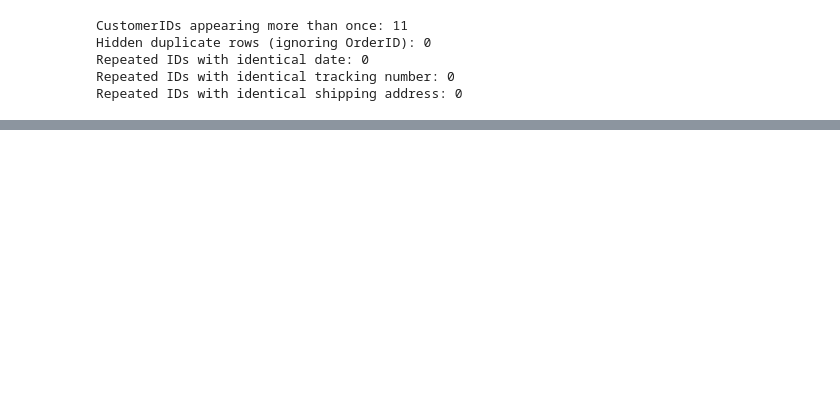
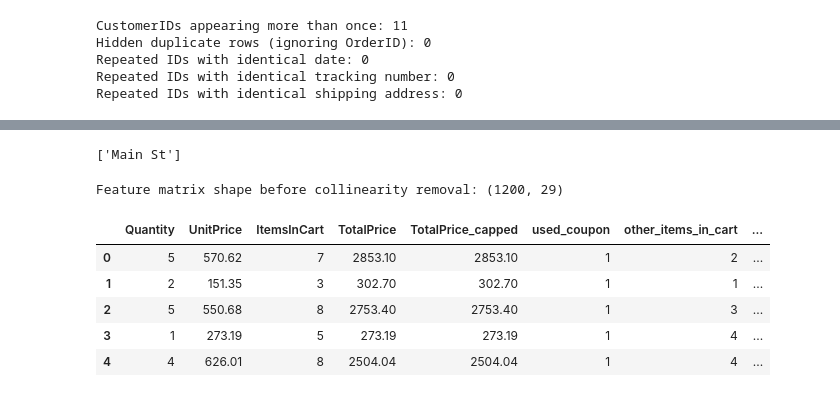
Before and after one commit to praiseemma/DecodeLabs-Internship, a Jupyter notebook: Project-1/project1_eda_feature_engineering.ipynb, the cells around one changed output, grey strips where cells are left out. Cells and saved outputs as stored; diff of their text form; code cells hidden in the pictures; blank space fills up the shorter version.

```diff
--- a/Project-1/project1_eda_feature_engineering.ipynb
+++ b/Project-1/project1_eda_feature_engineering.ipynb
@@ -179,0 +373,11 @@ Repeated IDs with identical shipping address: 0
+# %%
+df["used_coupon"] = (df["CouponCode"] != "No Coupon").astype("int64")
+df["other_items_in_cart"] = (df["ItemsInCart"] - df["Quantity"]).astype("int64")
+df["order_month"] = df["Date"].dt.month.astype("int64")
+df["is_weekend"] = (df["Date"].dt.dayofweek >= 5).astype("int64")
+df["price_tier"] = pd.qcut(df["UnitPrice"], 4, labels=["Low", "Mid", "High", "Premium"]).astype(str)
+
+assert (df["other_items_in_cart"] >= 0).all(), "ItemsInCart is smaller than Quantity somewhere"
+
+new_features = ["used_coupon", "other_items_in_cart", "order_month", "is_weekend", "price_tier"]
+df[new_features].head()
@@ -179,0 +394,3 @@ Repeated IDs with identical shipping address: 0
+# %%
+df["is_failed"] = df["OrderStatus"].isin(["Cancelled", "Returned"]).astype("int64")
+print(df["is_failed"].value_counts(normalize=True).round(3))
@@ -179,0 +411,26 @@ Repeated IDs with identical shipping address: 0
+# %%
+# Why ShippingAddress is excluded: the street name never varies
+print(df["ShippingAddress"].str.replace(r"^\d+\s*", "", regex=True).unique())
+# %% [output]
+['Main St']
+# %%
+id_like = ["OrderID", "CustomerID", "TrackingNumber", "ShippingAddress", "Date", "OrderStatus"]
+categorical = ["Product", "PaymentMethod", "ReferralSource", "CouponCode", "price_tier"]
+
+y = df["is_failed"]
+X = pd.get_dummies(
+    df.drop(columns=id_like + ["is_failed"]),
+    columns=categorical,
+    drop_first=True,
+    dtype=int,
+)
+print("Feature matrix shape before collinearity removal:", X.shape)
+X.head()
+# %% [output]
+Feature matrix shape before collinearity removal: (1200, 29)
+|  | Quantity | UnitPrice | ItemsInCart | TotalPrice | TotalPrice_capped | used_coupon | other_items_in_cart | ... |
+| 0 | 5 | 570.62 | 7 | 2853.10 | 2853.10 | 1 | 2 | ... |
+| 1 | 2 | 151.35 | 3 | 302.70 | 302.70 | 1 | 1 | ... |
+| 2 | 5 | 550.68 | 8 | 2753.40 | 2753.40 | 1 | 3 | ... |
+| 3 | 1 | 273.19 | 5 | 273.19 | 273.19 | 1 | 4 | ... |
+| 4 | 4 | 626.01 | 8 | 2504.04 | 2504.04 | 1 | 4 | ... |
```
Also changed, not shown: parts of 50 cells of this notebook, 6 other files.
